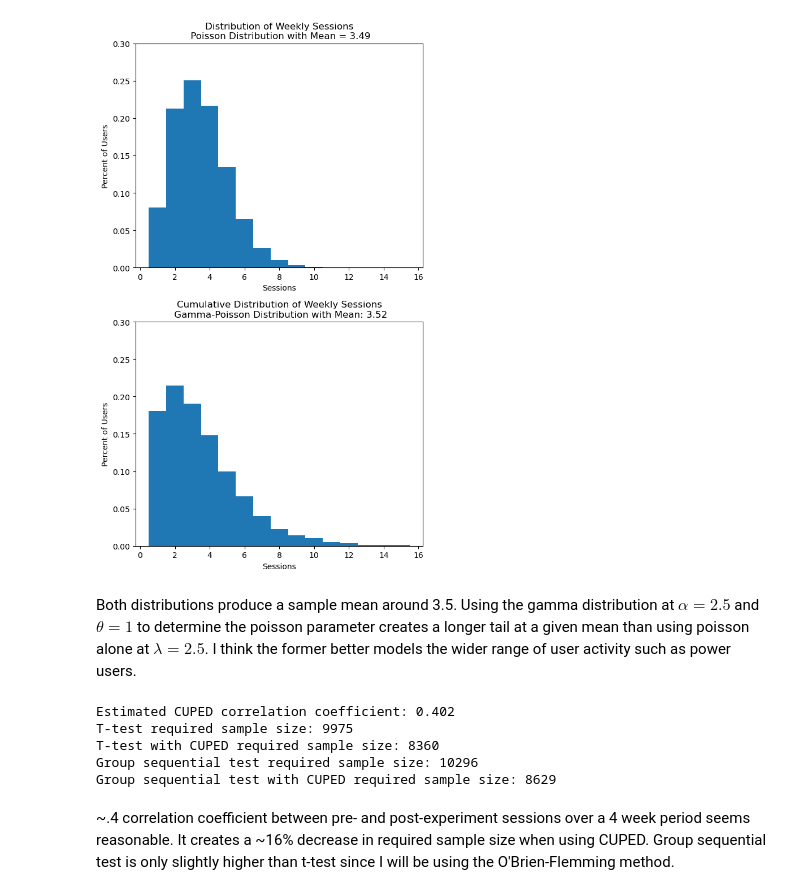
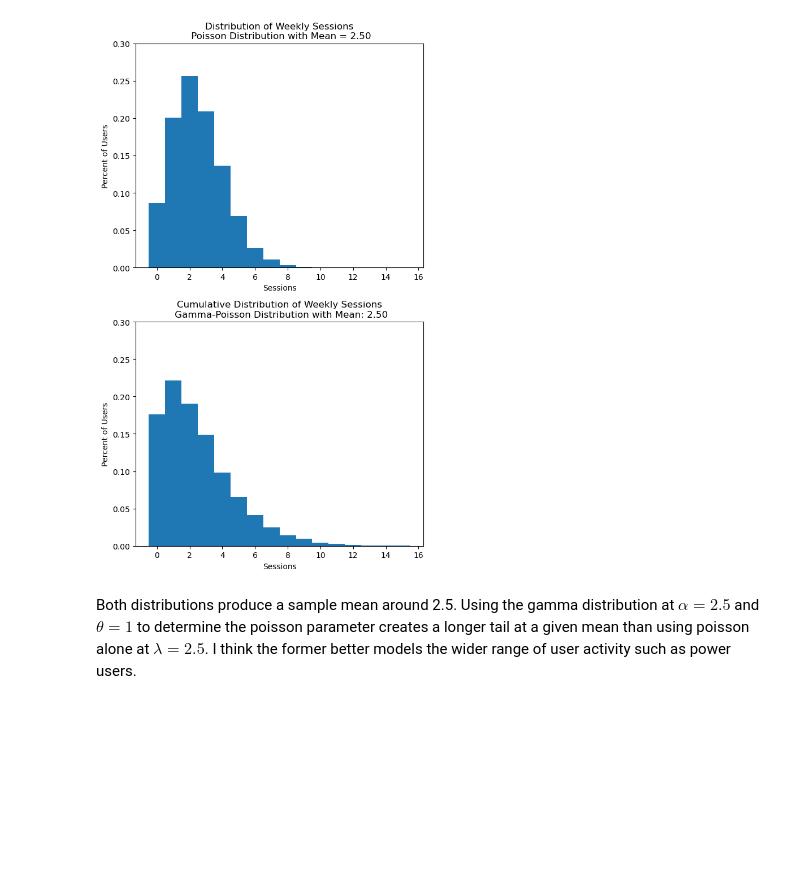
Before and after one commit to benf414/experiment-simulations, a Jupyter notebook: notebooks/01_simulate_user_sessions.ipynb, the cells around one changed output. Saved outputs shown, nothing was run; the diff lists cells and outputs as text; code cells hidden in the pictures; blank space fills up the shorter version.

Commit message:
WIP experiments

```diff
--- a/notebooks/01_simulate_user_sessions.ipynb
+++ b/notebooks/01_simulate_user_sessions.ipynb
@@ -17,56 +16,35 @@ for _ in range(10000):
     poisson_weekly_user_sessions.append(poisson_sessions_capped)
     lam_sessions_capped = min(user_weekly_sessions(lam), 15)
     gamma_poisson_weekly_user_sessions.append(lam_sessions_capped)
 
 poisson_mean = np.mean(poisson_weekly_user_sessions)
 gamma_poisson_mean = np.mean(gamma_poisson_weekly_user_sessions)
 
 fig, axs = plt.subplots(2, 1, figsize=(6,10))
 
 axs[0].hist(poisson_weekly_user_sessions,
-            bins=range(1, 17),
+            bins=range(0, 17),
             align='left',
             density=True
 )
 axs[0].set_xlabel('Sessions')
 axs[0].set_ylabel('Percent of Users')
 axs[0].set_title('Distribution of Weekly Sessions\n Poisson Distribution with Mean = {:.2f}'.format(poisson_mean))
 axs[0].set_ylim(0, 0.3)
 
 axs[1].hist(gamma_poisson_weekly_user_sessions,
-            bins=range(1, 17),
+            bins=range(0, 17),
             align='left',
             density=True
 )
 axs[1].set_xlabel('Sessions')
 axs[1].set_ylabel('Percent of Users')
 axs[1].set_title('Cumulative Distribution of Weekly Sessions\n Gamma-Poisson Distribution with Mean: {:.2f}'.format(gamma_poisson_mean))
 axs[1].set_ylim(0, 0.3)
 
 plt.tight_layout()
 plt.show()
 # %% [output]
-[figure, old version]
+[figure, new version]
 # %% [markdown]
-Both distributions produce a sample mean around 3.5. Using the gamma distribution  at $\alpha = 2.5$ and $\theta = 1$ to determine the poisson parameter creates a longer tail at a given mean than using poisson alone at $\lambda = 2.5$. I think the former better models the wider range of user activity such as power users.
+Both distributions produce a sample mean around 2.5. Using the gamma distribution  at $\alpha = 2.5$ and $\theta = 1$ to determine the poisson parameter creates a longer tail at a given mean than using poisson alone at $\lambda = 2.5$. I think the former better models the wider range of user activity such as power users.
-# %%
-cuped_corr_coef = cuped_corr_coef(100000, 8)
-print('Estimated CUPED correlation coefficient: {:.3f}'.format(cuped_corr_coef))
-
-pre_c_users, post_c_users, pre_t_users, post_t_users = simulate_users(100000,8)
-pre_exp_users_sum = np.vstack([pre_c_users, pre_t_users]).sum(axis=1)
-post_exp_users_sum = np.vstack([post_c_users, post_t_users]).sum(axis=1)
-
-t_test_n, t_test_cuped_n, seq_test_n, seq_test_cuped_n = required_sample_size(pre_exp_users_sum, cuped_corr_coef=cuped_corr_coef, seq_final_alpha=.045)
-print(f'T-test required sample size: {t_test_n}')
-print(f'T-test with CUPED required sample size: {t_test_cuped_n}')
-print(f'Group sequential test required sample size: {seq_test_n}')
-print(f'Group sequential test with CUPED required sample size: {seq_test_cuped_n}')
-# %% [output]
-Estimated CUPED correlation coefficient: 0.402
-T-test required sample size: 9975
-T-test with CUPED required sample size: 8360
-Group sequential test required sample size: 10296
-Group sequential test with CUPED required sample size: 8629
-# %% [markdown]
-~.4 correlation coefficient between pre- and post-experiment sessions over a 4 week period seems reasonable. It creates a ~16% decrease in required sample size when using CUPED. Group sequential test is only slightly higher than t-test since I will be using the O'Brien-Flemming method.
```
Also changed, not shown: parts of 1 cell of this notebook, 5 other files.
